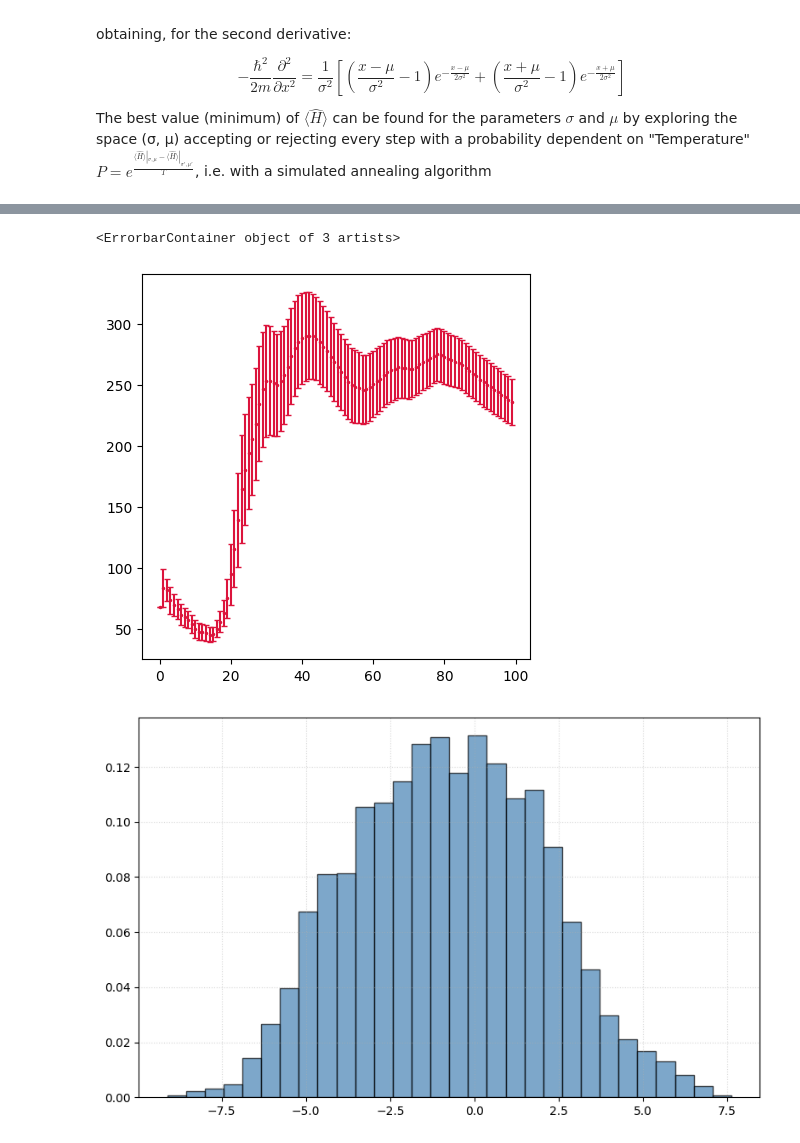
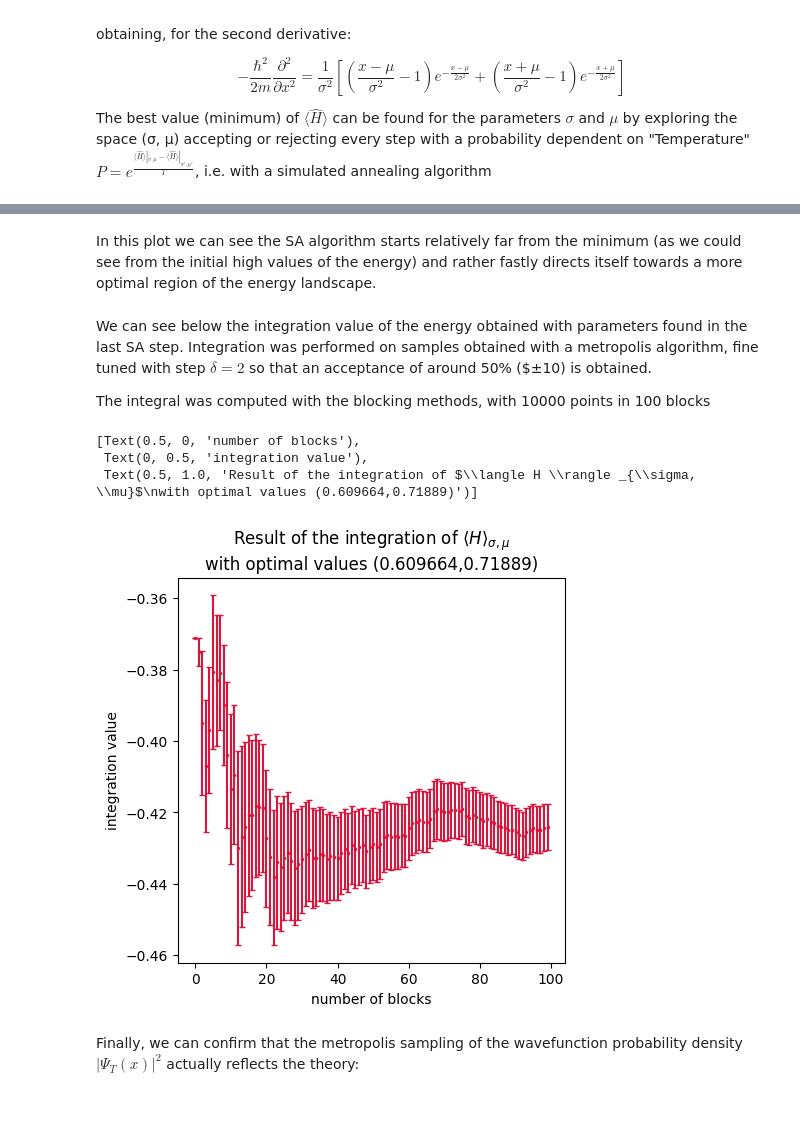
Before and after one commit to pastorisimone/NSL, a Jupyter notebook: exercise_08/LSN_esercizio_08.ipynb, the cells around one changed output, grey strips where cells are left out. Cells and saved outputs as stored; diff of their text form; code cells hidden in the pictures; blank space fills up the shorter version.

```diff
--- a/exercise_08/LSN_esercizio_08.ipynb
+++ b/exercise_08/LSN_esercizio_08.ipynb
@@ -52,6 +54,10 @@ df_tot = pd.read_csv("output_dump_SA.dat", delim_whitespace=True)
 #filter only for accepted steps
 df_accepted = df_tot[df_tot['acceptance'] == 1]
 
+ #errors can happen around zero!
+df_accepted['mu'] = pd.to_numeric(df_accepted['mu'], errors='coerce')
+df_accepted['sigma'] = pd.to_numeric(df_accepted['sigma'], errors='coerce')
+df_accepted = df_accepted.dropna(subset=['mu', 'sigma'])
 df_accepted
 # %% [output]
 |  | T | sigma | mu | H_value | error | acceptance |
@@ -122,24 +134,25 @@ plt.close()
+# %% [markdown]
+In this plot we can see the SA algorithm starts relatively far from the minimum (as we could see from the initial high values of the energy) and rather fastly directs itself towards a more optimal region of the energy landscape.
+# %% [markdown]
+We can see below the integration value of the energy obtained with parameters found in the last SA step. Integration was performed on samples obtained with a metropolis algorithm, fine tuned with step $δ = 2$ so that an acceptance of around 50% ($±10) is obtained.
+
+The integral was computed with the blocking methods, with 10000 points in 100 blocks
 # %%
 #plot the final integral:
 df = pd.read_csv("output_integral.dat", delim_whitespace=True, header=None, names=['H', 'error'])
 
 fig, ax = plt.subplots(1,1,figsize=(5, 5))
 
 ax.errorbar(x=range(len(df)), y=df['H'], yerr=df['error'], fmt='o', markersize=1.5, capsize=2, color='crimson')
+mytitle = r'Result of the integration of $\langle H \rangle _{\sigma, \mu}$' + "\n" + 'with optimal values (' + str(df_accepted['sigma'].iloc[-1]) + "," + str(df_accepted['mu'].iloc[-1]) + ")"
+ax.set(xlabel = 'number of blocks', ylabel = 'integration value', title = mytitle)
 # %% [output]
-<ErrorbarContainer object of 3 artists>
+[Text(0.5, 0, 'number of blocks'),
+ Text(0, 0.5, 'integration value'),
+ Text(0.5, 1.0, 'Result of the integration of $\\langle H \\rangle _{\\sigma, \\mu}$\nwith optimal values (0.609664,0.71889)')]
-[figure, old version]
+[figure, new version]
-# %%
-df = pd.read_csv("samples.dat", delim_whitespace=True, header=None)
-
-fig, ax = plt.subplots(figsize=(8, 5))
-ax.hist(df[0], bins=30, color='steelblue', edgecolor='black', alpha=0.7, density=True)
-
-plt.grid(True, linestyle=':', alpha=0.5)
-plt.tight_layout()
-plt.show()
-# %% [output]
-[figure, removed]
+# %% [markdown]
+Finally, we can confirm that the metropolis sampling of the wavefunction probability density $|\Psi_T(x)|^2$</span> actually reflects the theory:
 # %%
 def Vpot(x):
     return (x**2 - 2.5)*x**2
```
Also changed, not shown: parts of 6 cells of this notebook, 1 other file.
